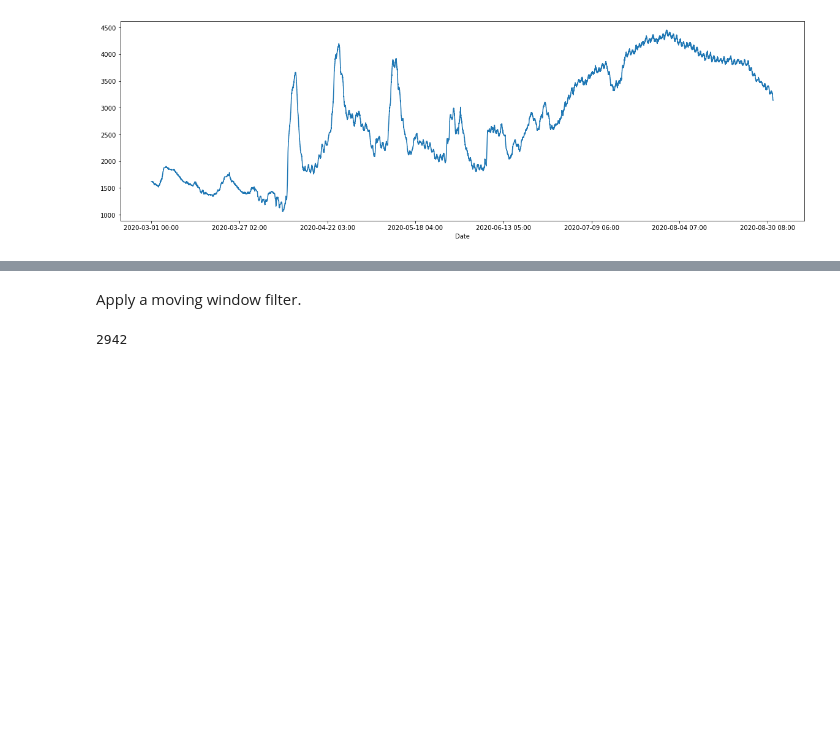
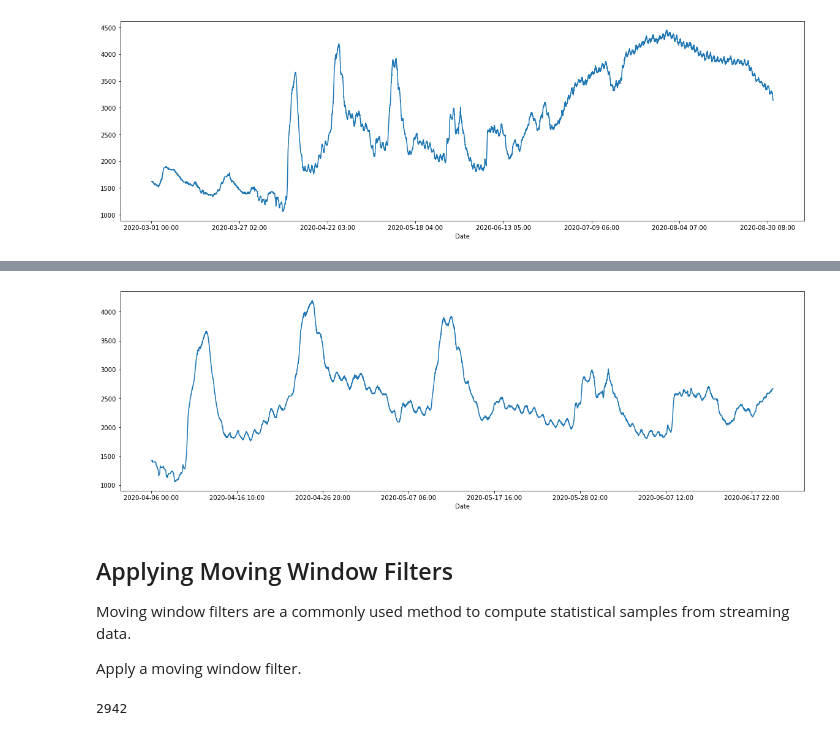
Before and after one commit to StephenElston/CSCI-E-108, a Jupyter notebook: notebooks/02_Streaming.ipynb, the cells around one changed output, grey strips where cells are left out. Drawn from its saved outputs; the diff is of its cells as text; code cells hidden in the pictures; blank space fills up the shorter version.

```diff
--- a/notebooks/02_Streaming.ipynb
+++ b/notebooks/02_Streaming.ipynb
@@ -153,4 +169,12 @@ _=plot_time_series(query_stream(stream_flow, Columns='Stream_flow', site_numbers
+# %%
+_=plot_time_series(query_stream(stream_flow, Columns='Stream_flow', site_numbers=[12484500], start_time='2020-04-06 00:00', end_time='2020-06-20 11:59'))
+# %% [output]
+[figure, added]
 # %% [markdown]
+## Applying Moving Window Filters
+
+Moving window filters are a commonly used method to compute statistical samples from streaming data.
+
 Apply a moving window filter.
 # %%
 def window_average(ts, length=12, step=6):
```
Also changed, not shown: parts of 8 cells of this notebook.
